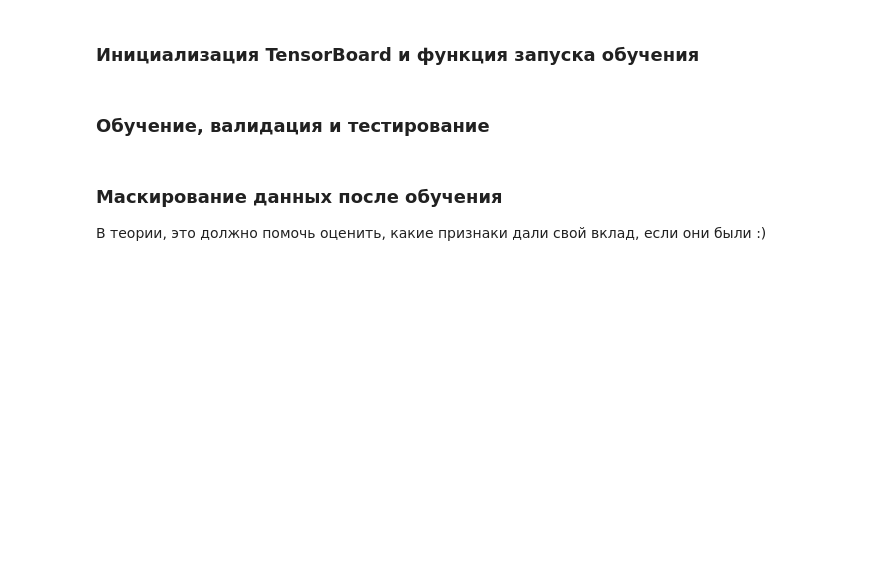
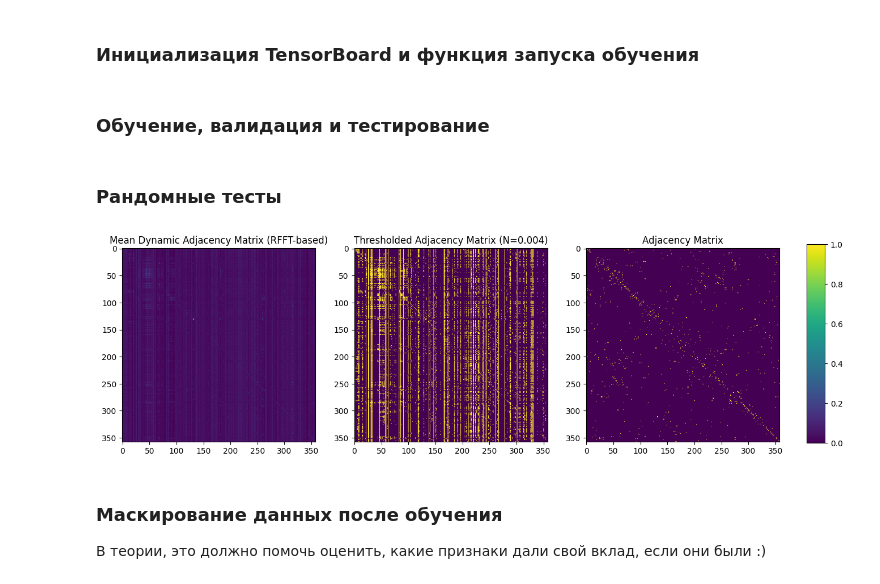
Before and after one commit to Liyubov/traffic_prediction_model, a Jupyter notebook: notebooks/train.ipynb, the cells around one changed output. Cells and saved outputs as stored; diff of their text form; code cells hidden in the pictures; blank space fills up the shorter version.

```diff
--- a/notebooks/train.ipynb
+++ b/notebooks/train.ipynb
@@ -1135,8 +1200,8 @@ output_dim = 1
 num_layers = 2
 pre_len = pred_len
 seq_len = train_data.shape[2]  # Длина входной последовательности
-# channels = [0,3,4,5,6,7,8,9,10,11,12,13,14]
-channels = channels_to_normalize
+channels = [0]
+# channels = channels_to_normalize
 in_dim = len(channels)
 
 # === Конфигурация эмбеддингов ===
@@ -1157,7 +1222,7 @@ def get_model(model_name):
                       end_channels=512, kernel_size=2, blocks=4, layers=2, a=1, seq_len=seq_len, affine=True,
                       fft_emb=10, identity_emb=10, hidden_emb=30, subgraph=20, alpha=0.001, window_size=3).to(device)
     elif model_name == "GWNet":
-        return GWNet(num_nodes, in_dim=in_dim, channels=channels, emb_dim=12).to(device)
+        return GWNet(num_nodes, in_dim=in_dim, channels=channels, emb_dim=0).to(device)
     else:
         raise ValueError(f"Неизвестное имя модели: {model_name}")
 
@@ -1300,8 +1365,57 @@ def train_val_test_model(model, train_loader, val_loader, test_loader, epochs, w
 ### Обучение, валидация и тестирование
 # %%
 # Инициализация TensorBoard
-writer = SummaryWriter(log_dir=f"runs/T-GCN/GWNet wo adj lagged 1-15 deriv_1_2 D_EMB PEMS03/")
+writer = SummaryWriter(log_dir=f"runs/T-GCN/GWNet wo adj PEMS04/")
 train_val_test_model(model, train_loader, val_loader, test_loader, epochs=80, writer=writer)
+# %% [markdown]
+### Рандомные тесты
+# %%
+train_iter = iter(test_loader)
+history_data = next(train_iter)[0].to(device)  # Получаем один батч данных
+
+model.eval()
+input_data = history_data.transpose(1, 3).contiguous()  # Переставляем оси
+# time_emb = model.time_embedding(input_data[:, 1, :, :].long())  # Временной эмбеддинг
+# time_emb = time_emb.permute(0, 3, 1, 2)  # Приводим размерности в порядок
+# x = torch.cat([input_data[:, model.channels, :, :], time_emb], dim=1)  # Добавляем эмбеддинг
+# x = model.start_conv(input_data)  # Применяем 1×1 свертку
+
+adj_matrix = model.compute_dynamic_adj_rfft(input_data)
+# %%
+import torch
+import numpy as np
+import matplotlib.pyplot as plt
+
+# Пороговое значение
+N = 0.004
+
+# Усредненная матрица
+mean_adj = adj_matrix.mean(dim=0).detach().cpu().numpy()
+
+# Бинаризуем: если значение больше N, ставим 1, иначе 0
+binary_adj = (mean_adj > N).astype(np.float32)
+fig, axes = plt.subplots(1, 3, figsize=(16, 5))
+
+# Первый график - усредненная матрица
+im1 = axes[0].imshow(mean_adj, cmap='viridis')
+axes[0].set_title("Mean Dynamic Adjacency Matrix (RFFT-based)")
+
+# Второй график - бинаризированная матрица
+im2 = axes[1].imshow(binary_adj, cmap='viridis')
+axes[1].set_title(f"Thresholded Adjacency Matrix (N={N})")
+
+# Второй график - конкретная матрица adj
+im3 = axes[2].imshow(adj.detach().cpu().numpy(), cmap='viridis')
+axes[2].set_title("Adjacency Matrix")
+
+# Общий colorbar
+fig.subplots_adjust(right=0.85)
+cbar_ax = fig.add_axes([0.88, 0.15, 0.02, 0.7])
+fig.colorbar(im3, cax=cbar_ax)  # Используем im1, так как он имеет плавающие значения
+
+plt.show()
+# %% [output]
+[figure, added]
 # %% [markdown]
 ### Маскирование данных после обучения
 
```
Also changed, not shown: parts of 6 cells of this notebook, 6 other files.
